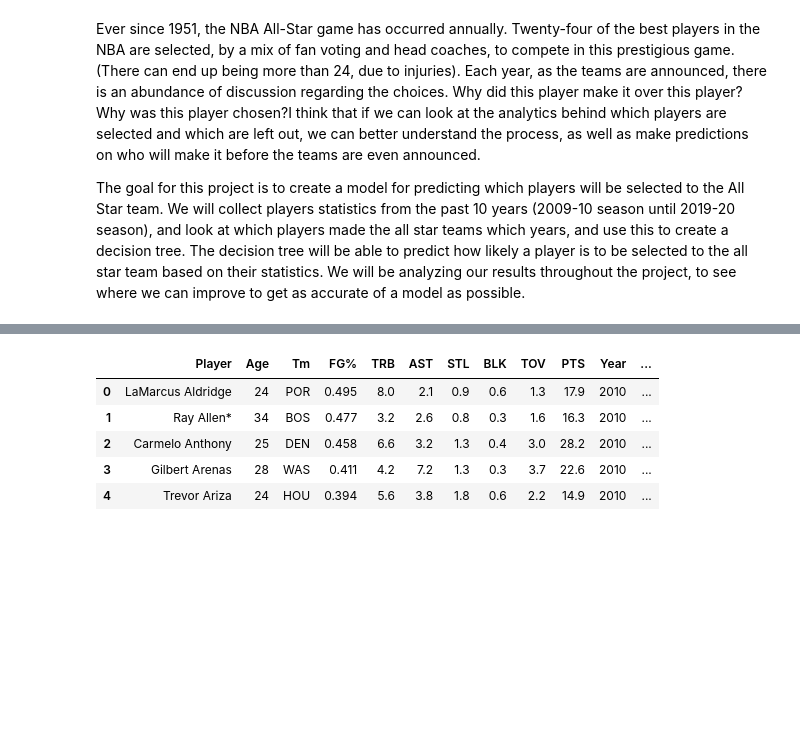
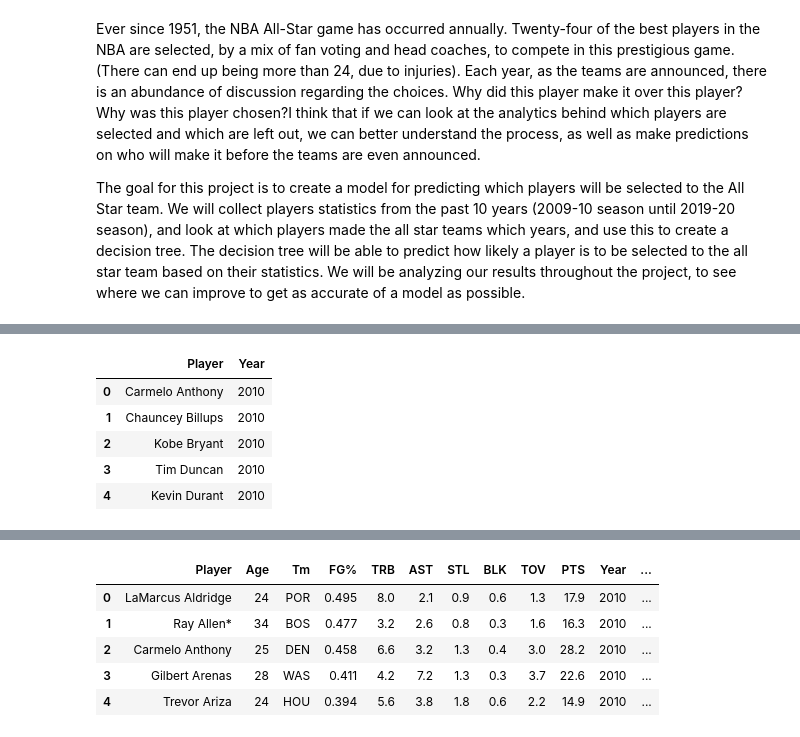
Before and after one commit to frankelsammy/frankelsammy.github.io, a Jupyter notebook: finalProject/FinalProject.ipynb, the cells around one changed output, grey strips where cells are left out. Saved outputs shown, nothing was run; the diff lists cells and outputs as text; code cells hidden in the pictures; blank space fills up the shorter version.

```diff
--- a/finalProject/FinalProject.ipynb
+++ b/finalProject/FinalProject.ipynb
@@ -80,5 +161,4 @@ data = data.reset_index(drop=True)
 # %%
-#https://basketball.realgm.com/nba/allstar/game/rosters/2011
 allstars = pd.read_csv('AllStars10.csv', sep=',')
 allstars['Year'] = 2010
 
@@ -98,30 +178,39 @@ allstars2 = pd.read_csv('AllStars14.csv', sep=',')
 allstars2['Year'] = 2014
 allstars = pd.concat([allstars, allstars2])
 
 allstars2 = pd.read_csv('AllStars15.csv', sep=',')
 allstars2['Year'] = 2015
 allstars = pd.concat([allstars, allstars2])
 
 allstars2 = pd.read_csv('AllStars16.csv', sep=',')
 allstars2['Year'] = 2016
 allstars = pd.concat([allstars, allstars2])
 
 allstars2 = pd.read_csv('AllStars17.csv', sep=',')
 allstars2['Year'] = 2017
 allstars = pd.concat([allstars, allstars2])
 
 allstars2 = pd.read_csv('AllStars17.csv', sep=',')
 allstars2['Year'] = 2017
 allstars = pd.concat([allstars, allstars2])
 
 allstars2 = pd.read_csv('AllStars18.csv', sep=',')
 allstars2['Year'] = 2018
 allstars = pd.concat([allstars, allstars2])
 
 allstars2 = pd.read_csv('AllStars19.csv', sep=',')
 allstars2['Year'] = 2019
 allstars = pd.concat([allstars, allstars2])
 
 allstars2 = pd.read_csv('AllStars20.csv', sep=',')
 allstars2['Year'] = 2020
 allstars = pd.concat([allstars, allstars2])
+
+allstars.head()
+# %% [output]
+|  | Player | Year |
+| 0 | Carmelo Anthony | 2010 |
+| 1 | Chauncey Billups | 2010 |
+| 2 | Kobe Bryant | 2010 |
+| 3 | Tim Duncan | 2010 |
+| 4 | Kevin Durant | 2010 |
```
Also changed, not shown: parts of 68 cells of this notebook, 2 other files.
